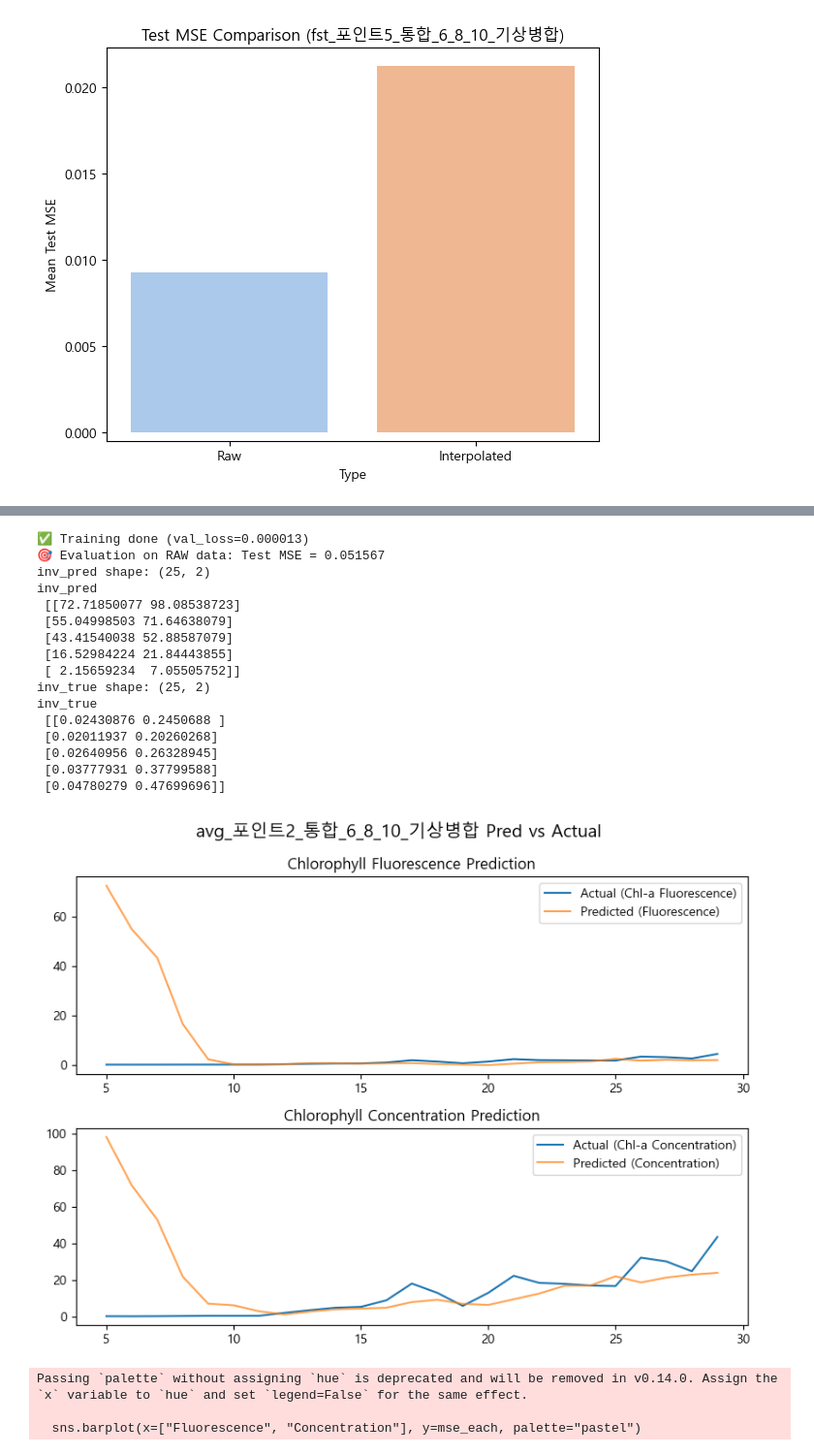
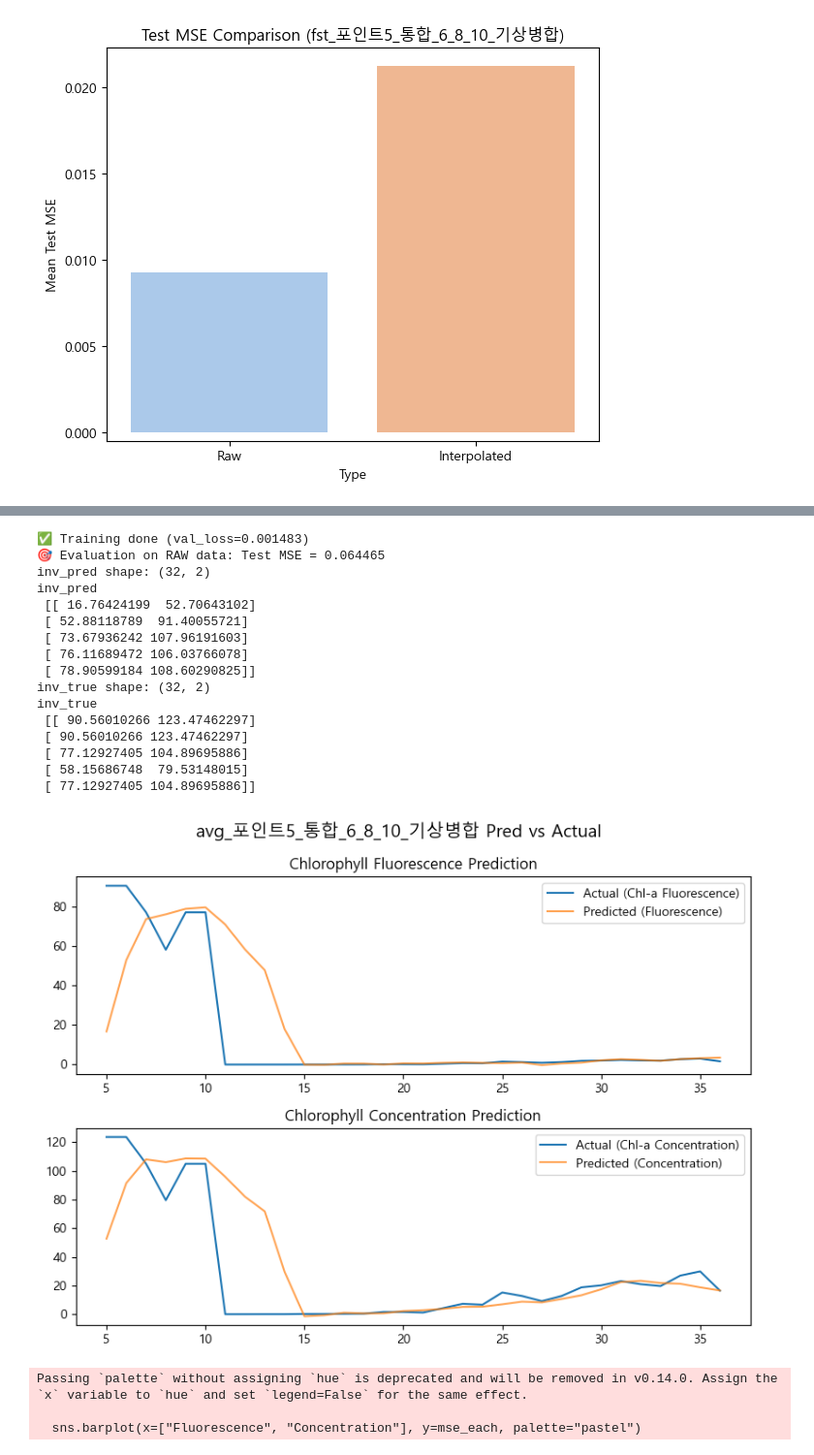
Before and after one commit to kty2001/water_quality, a Jupyter notebook: codetest.ipynb, the cells around one changed output, grey strips where cells are left out. Shown: that part at 97% size. Saved outputs shown, nothing was run; the diff lists cells and outputs as text; code cells hidden in the pictures.

```diff
--- a/codetest.ipynb
+++ b/codetest.ipynb
@@ -1238,7 +1238,7 @@ def evaluate_model(model, df, scaler):
 
 cols = [c for c in df_raw.columns if c not in ['날짜','TM']]
 
-file_name = "avg_포인트2_통합_6_8_10_기상병합"
+file_name = "avg_포인트5_통합_6_8_10_기상병합"
 df_raw = pd.read_csv(f"data/{file_name}.csv")
 
 df_raw['날짜'] = pd.to_datetime(df_raw['날짜'])
@@ -1277,20 +1277,20 @@ features: (190, 33)
-✅ Training done (val_loss=0.000013)
-🎯 Evaluation on RAW data: Test MSE = 0.051567
-inv_pred shape: (25, 2)
+✅ Training done (val_loss=0.001483)
+🎯 Evaluation on RAW data: Test MSE = 0.064465
+inv_pred shape: (32, 2)
 inv_pred
- [[72.71850077 98.08538723]
- [55.04998503 71.64638079]
- [43.41540038 52.88587079]
- [16.52984224 21.84443855]
- [ 2.15659234  7.05505752]]
-inv_true shape: (25, 2)
+ [[ 16.76424199  52.70643102]
+ [ 52.88118789  91.40055721]
+ [ 73.67936242 107.96191603]
+ [ 76.11689472 106.03766078]
+ [ 78.90599184 108.60290825]]
+inv_true shape: (32, 2)
 inv_true
- [[0.02430876 0.2450688 ]
- [0.02011937 0.20260268]
- [0.02640956 0.26328945]
- [0.03777931 0.37799588]
- [0.04780279 0.47699696]]
+ [[ 90.56010266 123.47462297]
+ [ 90.56010266 123.47462297]
+ [ 77.12927405 104.89695886]
+ [ 58.15686748  79.53148015]
+ [ 77.12927405 104.89695886]]
-[figure, old version]
+[figure, new version]
 Passing `palette` without assigning `hue` is deprecated and will be removed in v0.14.0. Assign the `x` variable to `hue` and set `legend=False` for the same effect.
 
   sns.barplot(x=["Fluorescence", "Concentration"], y=mse_each, palette="pastel")
```
Also changed, not shown: parts of 1 cell of this notebook, 2 other files.
